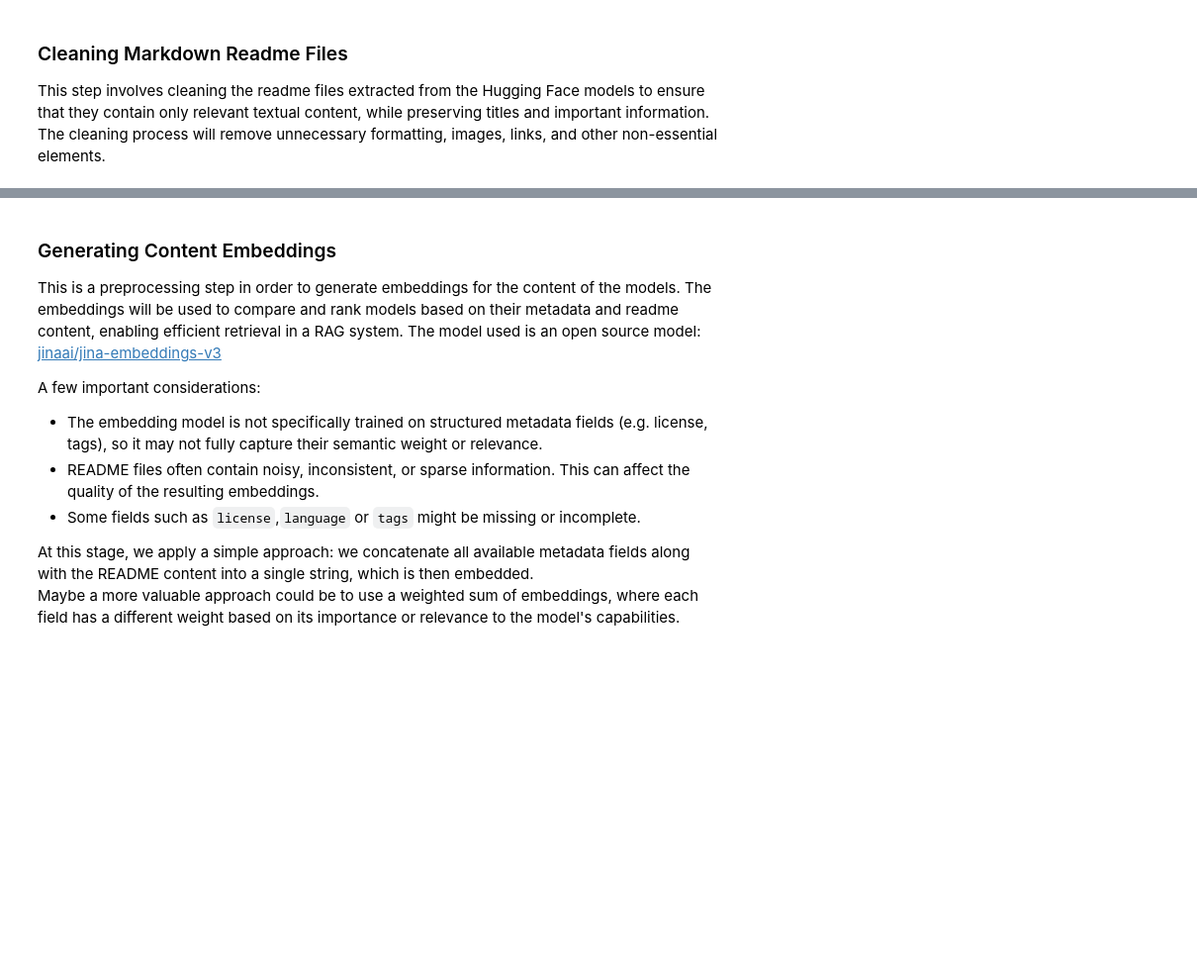
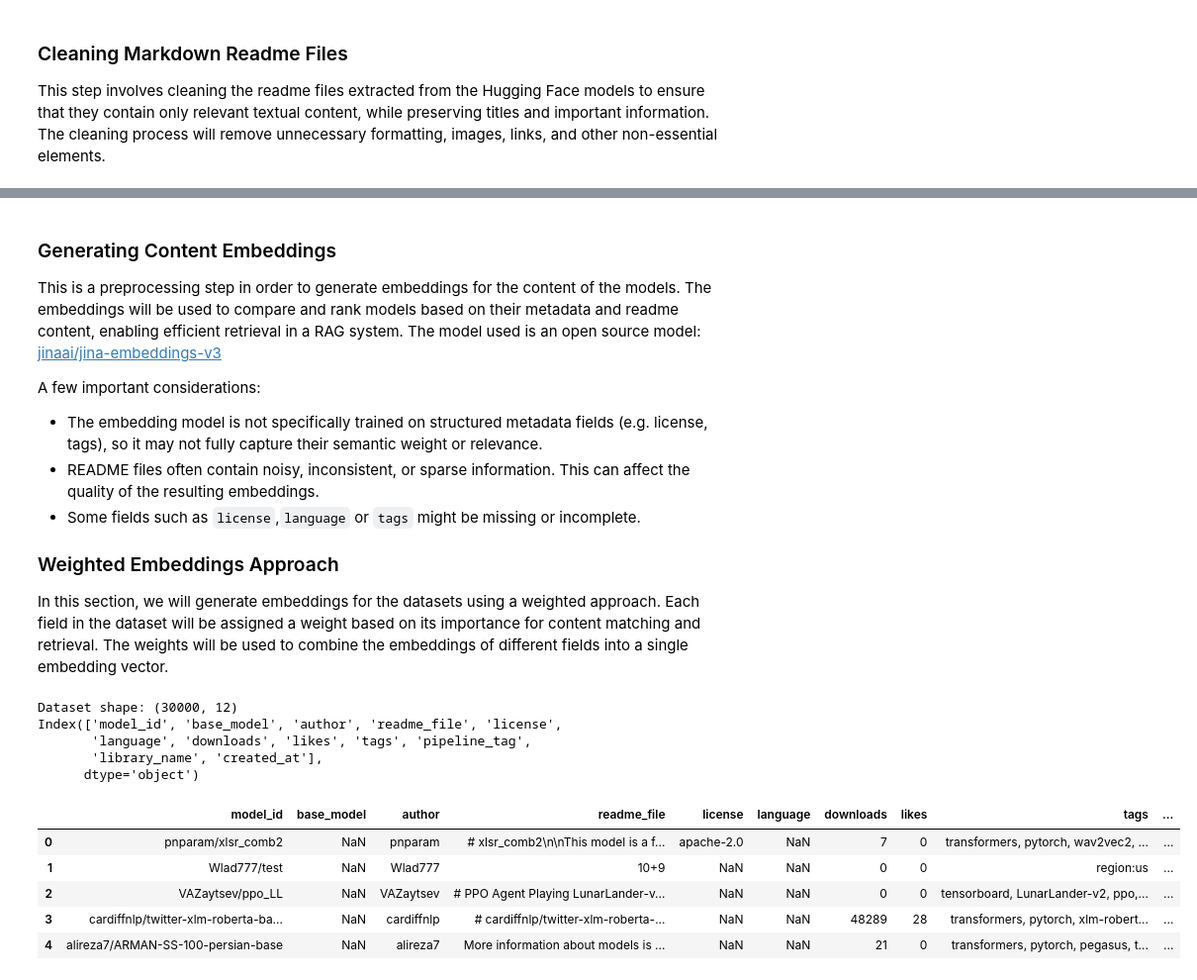
Before and after one commit to DiegoConce/DigitalTwins, a Jupyter notebook: ModelsAcquisition.ipynb, the cells around one changed output, grey strips where cells are left out. Shown at 99% size. Saved outputs shown, nothing was run; the diff lists cells and outputs as text; code cells hidden in the pictures; blank space fills up the shorter version.

Commit message:
Added weighted embeddings on ModelsAcquisition.ipynb, updated results

```diff
--- a/ModelsAcquisition.ipynb
+++ b/ModelsAcquisition.ipynb
@@ -348,5 +318,26 @@ A few important considerations:
 - README files often contain noisy, inconsistent, or sparse information. This can affect the quality of the resulting embeddings.
 - Some fields such as `license`,`language` or `tags` might be missing or incomplete.
 
-At this stage, we apply a simple approach: we concatenate all available metadata fields along with the README content into a single string, which is then embedded. <br>
-Maybe a more valuable approach could be to use a weighted sum of embeddings, where each field has a different weight based on its importance or relevance to the model's capabilities.
+
+### Weighted Embeddings Approach
+In this section, we will generate embeddings for the datasets using a weighted approach. Each field in the dataset will be assigned a weight based on its importance for content matching and retrieval. The weights will be used to combine the embeddings of different fields into a single embedding vector.
+# %%
+df = pd.read_csv("Output/models_hg_cleaned.csv")
+df = df.sample(30000, random_state=42).reset_index(drop=True)
+print(f"Dataset shape: {df.shape}")
+print(df.columns)
+# %% [output]
+Dataset shape: (30000, 12)
+Index(['model_id', 'base_model', 'author', 'readme_file', 'license',
+       'language', 'downloads', 'likes', 'tags', 'pipeline_tag',
+       'library_name', 'created_at'],
+      dtype='object')
+# %%
+df.head()
+# %% [output]
+|  | model_id | base_model | author | readme_file | license | language | downloads | likes | tags | ... |
+| 0 | pnparam/xlsr_comb2 | NaN | pnparam | # xlsr_comb2\n\nThis model is a f... | apache-2.0 | NaN | 7 | 0 | transformers, pytorch, wav2vec2, ... | ... |
+| 1 | Wlad777/test | NaN | Wlad777 | 10+9 | NaN | NaN | 0 | 0 | region:us | ... |
+| 2 | VAZaytsev/ppo_LL | NaN | VAZaytsev | # PPO Agent Playing LunarLander-v... | NaN | NaN | 0 | 0 | tensorboard, LunarLander-v2, ppo,... | ... |
+| 3 | cardiffnlp/twitter-xlm-roberta-ba... | NaN | cardiffnlp | # cardiffnlp/twitter-xlm-roberta-... | NaN | NaN | 48289 | 28 | transformers, pytorch, xlm-robert... | ... |
+| 4 | alireza7/ARMAN-SS-100-persian-base | NaN | alireza7 | More information about models is ... | NaN | NaN | 21 | 0 | transformers, pytorch, pegasus, t... | ... |
```
Also changed, not shown: parts of 12 cells of this notebook, 3 other files.
